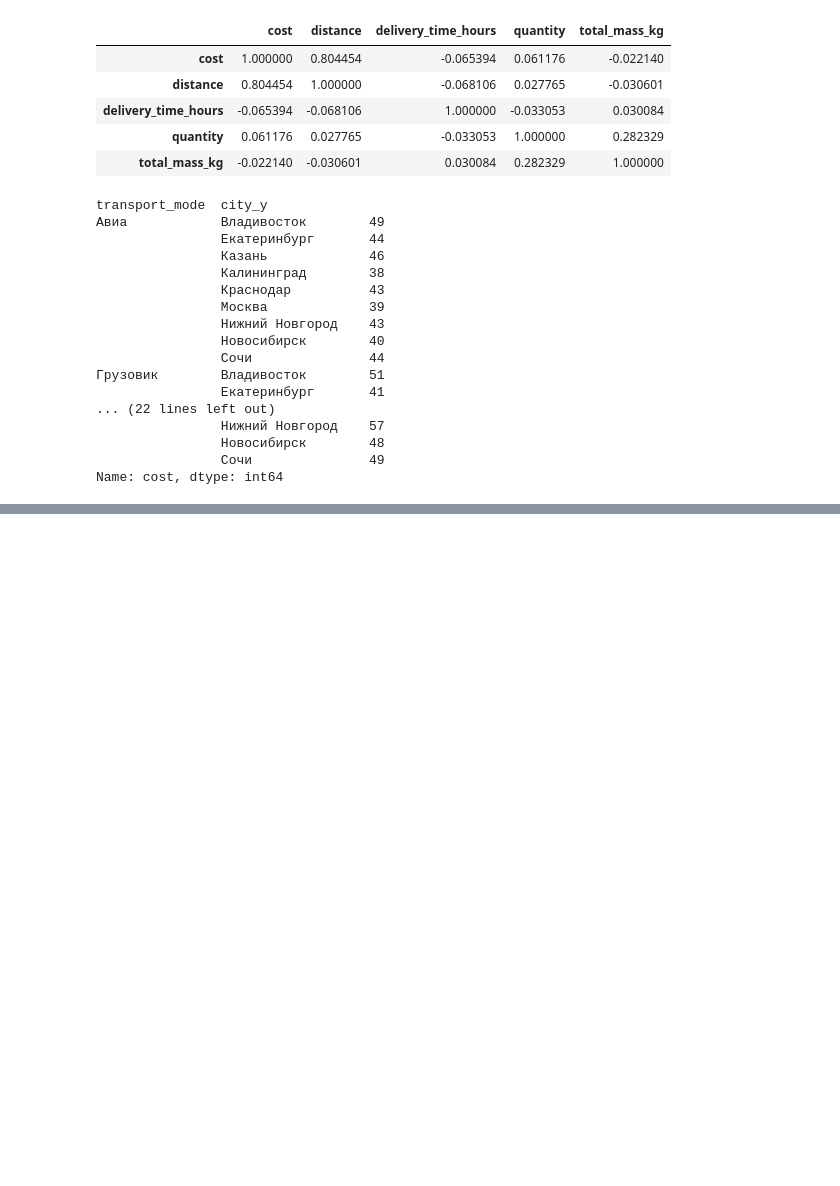
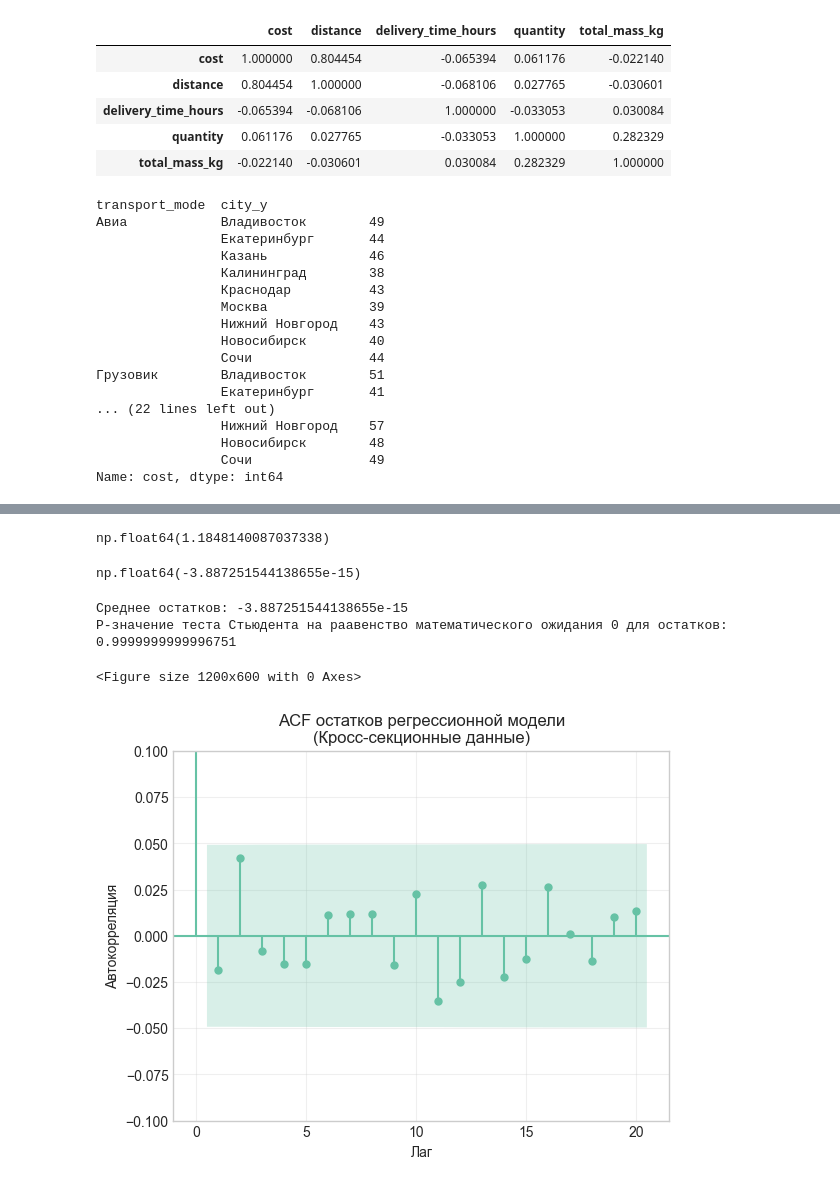
Before and after one commit to GregValdemarov/SUM_PMI3-1_Econometrics, a Jupyter notebook: Датасеты/with_date/next_try.ipynb, the cells around one changed output, grey strips where cells are left out. Cells and saved outputs as stored; diff of their text form; code cells hidden in the pictures; blank space fills up the shorter version.

```diff
--- a/Датасеты/with_date/next_try.ipynb
+++ b/Датасеты/with_date/next_try.ipynb
@@ -362,0 +366,7 @@ plt.show()
+# %%
+X = spb_train[['distance', 'quantity']]
+X = sm.add_constant(X)
+y = spb_train['cost']
+
+model = sm.OLS(y,X).fit()
+model.summary()
@@ -362,0 +422,18 @@ plt.show()
+# %%
+from sklearn.metrics import mean_squared_error, mean_absolute_error, r2_score, mean_absolute_percentage_error
+X2_test = spb_test['distance']
+X2_test = sm.add_constant(X2_test)
+y2_pred = model2.predict(X2_test)
+
+mse = mean_squared_error(spb_test['cost'], y2_pred)
+mae = mean_absolute_error(spb_test['cost'], y2_pred)
+rmse = np.sqrt(mse)  # Среднеквадратичная ошибка
+r2 = r2_score(spb_test['cost'], y2_pred)
+mape = mean_absolute_percentage_error(spb_test['cost'], y2_pred)
+
+print("=== Оценка точности регрессионной модели ===")
+print(f"MSE: {mse:.2f}")
+print(f"MAE: {mae:.2f}")
+print(f"RMSE: {rmse:.2f}")
+print(f"R²: {r2:.4f}")
+print(f"MAPE: {mape:.2%}")
@@ -362,0 +471,4 @@ plt.show()
+# %%
+ln_y = np.log(y)
+ln_X = np.log(X.drop('const', axis=1))
+ln_X = sm.add_constant(ln_X)
@@ -362,0 +499,4 @@ plt.show()
+# %%
+ln_X2 = ln_X.drop('quantity', axis=1)
+ln_model2 = sm.OLS(ln_y, ln_X2).fit()
+ln_model2.summary()
@@ -362,0 +580,27 @@ plt.show()
+# %%
+np.exp(ln_model2.params['const'])
+# %% [output]
+np.float64(1.1848140087037338)
+# %%
+ln_model2.resid.mean()
+# %% [output]
+np.float64(-3.887251544138655e-15)
+# %%
+import scipy.stats as stats
+print(f"Среднее остатков: {ln_model2.resid.mean()}")
+print(f"P-значение теста Стьюдента на раавенство математического ожидания 0 для остатков: {stats.ttest_1samp(ln_model2.resid, popmean=0).pvalue}")
+# %% [output]
+Среднее остатков: -3.887251544138655e-15
+P-значение теста Стьюдента на раавенство математического ожидания 0 для остатков: 0.9999999999996751
+# %%
+plt.figure(figsize=(12, 6))
+plot_acf(ln_model2.resid, lags=20, alpha=0.05)
+plt.ylim(-0.1, 0.1)
+plt.title('ACF остатков регрессионной модели\n(Кросс-секционные данные)')
+plt.xlabel('Лаг')
+plt.ylabel('Автокорреляция')
+plt.grid(True, alpha=0.3)
+plt.show()
+# %% [output]
+<Figure size 1200x600 with 0 Axes>
+[figure, added]
```
Also changed, not shown: parts of 19 cells of this notebook, 5 other files.
